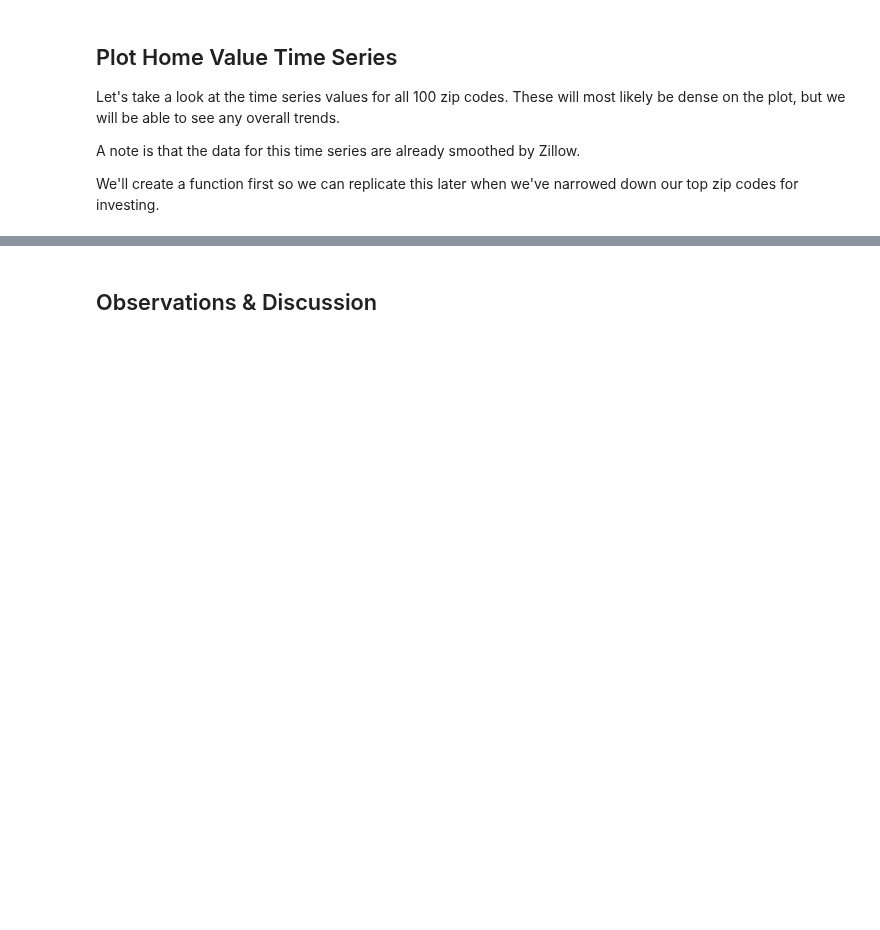
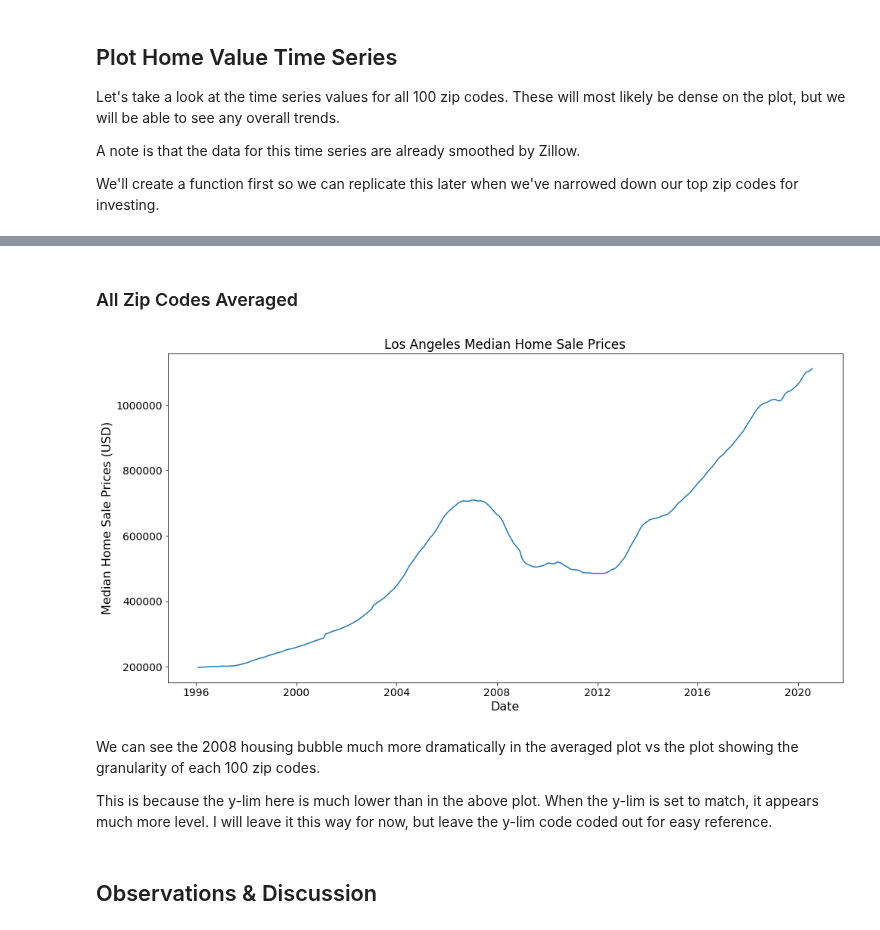
Before and after one commit to JessicaFB/Apple-vs-Android-Twitter-NLP, a Jupyter notebook: los_angeles_real_estate_notebook.ipynb, the cells around one changed output, grey strips where cells are left out. Drawn from its saved outputs; the diff is of its cells as text; code cells hidden in the pictures; blank space fills up the shorter version.

```diff
--- a/los_angeles_real_estate_notebook.ipynb
+++ b/los_angeles_real_estate_notebook.ipynb
@@ -216,3 +216,32 @@ plot_zipcodes(df_LA_melt_sort_avg)
+# %% [markdown]
+### All Zip Codes Averaged
+# %%
+# Plot home value time series for all zip codes averaged
+
+# Define figure
+plt.figure(figsize=(16,8))
+
+# Increase figure's font sizes
+matplotlib.rcParams.update({'font.size': 14})
+
+# Plot
+plt.plot(ts_LA)
+
+# Set y-lim to match above plot
+# plt.ylim(0,4250000)
+
+# Title & x & y labels
+plt.title('Los Angeles Median Home Sale Prices')
+plt.ylabel('Median Home Sale Prices (USD)', fontsize=16)
+plt.xlabel('Date', fontsize=16)
+
+plt.show()
+# %% [output]
+[figure, added]
+# %% [markdown]
+We can see the 2008 housing bubble much more dramatically in the averaged plot vs the plot showing the granularity of each 100 zip codes.
+
+This is because the y-lim here is much lower than in the above plot. When the y-lim is set to match, it appears much more level. I will leave it this way for now, but leave the y-lim code coded out for easy reference.
 # %% [markdown]
 ## Observations & Discussion
 # %% [markdown]
```
Also changed, not shown: parts of 19 cells of this notebook.
